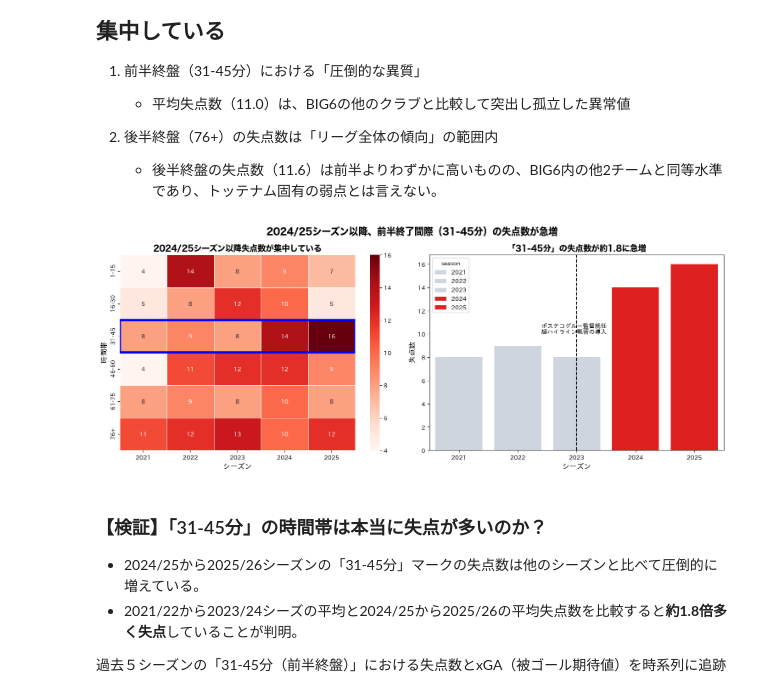
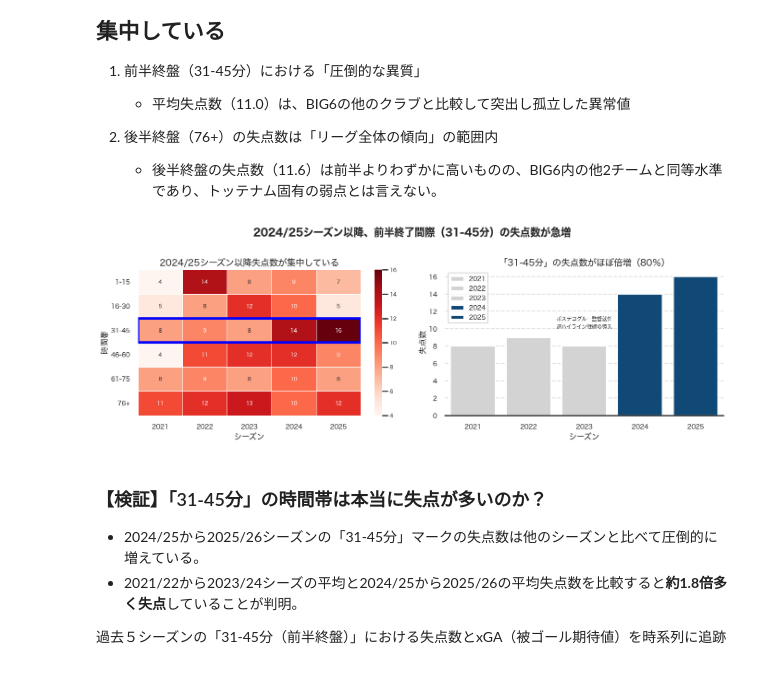
Before and after one commit to hdnr-k/tottenham-rebuild-analytics, a Jupyter notebook: notebooks/04_exploratory_analysis.ipynb, the cells around one changed output. Cells and saved outputs as stored; diff of their text form; code cells hidden in the pictures.

```diff
--- a/notebooks/04_exploratory_analysis.ipynb
+++ b/notebooks/04_exploratory_analysis.ipynb
@@ -8,5 +8,18 @@ import seaborn as sns
 # %%
 BIG_6 = ["Arsenal", "Chelsea", "Liverpool", "Manchester City", "Manchester United", "Tottenham"]
+# %%
+# どのOSでも文字化けしないように日本語フォントを優先指定
+plt.rcParams["font.family"] = "sans-serif"
+plt.rcParams["font.sans-serif"] = [
+    "Hiragino Sans", # Mac用
+    "Yu Gothic", # Windows用
+    "MS Gothic", # Windows古いバージョン用
+    "IPAexGothic", # Linux / Google Colab用
+    "DejaVu Sans" # フォールバック
+]
+
+# マイナス記号が文字化けするのを防ぐ設定
+plt.rcParams["axes.unicode_minus"] = False
 # %% [markdown]
 ## BIG6の時間帯別失点数の推移
 # %%
@@ -57,13 +74,14 @@ tottenham_late_1st = tottenham_fifteen_min_stats[tottenham_fifteen_min_stats["in
 # 3つのカラムを抽出してクロス集計表に変換
 heatmap_data = tottenham_fifteen_min_stats.pivot_table(index="interval", columns="season", values="goals_against")
 # %%
-fig, axs = plt.subplots(1, 2, figsize=(15, 6))
-fig.suptitle("2024/25シーズン以降、前半終了間際（31-45分）の失点数が急増", fontsize=16, fontname="Hiragino Sans", fontweight="bold")
+fig, axs = plt.subplots(1, 2, figsize=(14, 5))
+fig.suptitle("2024/25シーズン以降、前半終了間際（31-45分）の失点数が急増", fontsize=16, fontweight="bold")
 
 ax = sns.heatmap(
     ax = axs[0],
     data = heatmap_data,
     annot=True,
+    annot_kws={"fontsize": 8},
     fmt="g",
     cmap="Reds",
     linewidths=0.5
@@ -76,39 +94,47 @@ ax.add_patch(
         (0, y_idx),
         len(heatmap_data.columns),
         1,
         fill=False,
         edgecolor="blue",
         lw=4,
         zorder=10
     )
 )
-axs[0].set_title("2024/25シーズン以降失点数が集中している", fontsize=14, fontname="Hiragino Sans", fontweight="bold")
+axs[0].set_title("2024/25シーズン以降失点数が集中している", fontsize=14)
 axs[0].set_xlabel("シーズン", fontsize=12)
 axs[0].set_ylabel("時間帯", fontsize=12)
+axs[0].tick_params(axis="both", labelsize=10)
+ax.collections[0].colorbar.ax.tick_params(labelsize=8)
 
 colours = [
-    "red" if val >= 2024 else "#CBD5E1" for val in tottenham_late_1st["season"]
+    "#004B87" if val >= 2024 else "#D3D3D3" for val in tottenham_late_1st["season"]
 ]
 
 sns.barplot(
     ax = axs[1],
     data = tottenham_late_1st,
     x = "season",
     y = "goals_against",
     hue = "season",
     palette = colours
 )
 
-axs[1].set_title("「31-45分」の失点数が約1.8に急増", fontsize=14, fontname="Hiragino Sans", fontweight="bold")
+axs[1].set_title("「31-45分」の失点数がほぼ倍増（80％）", fontsize=14)
 axs[1].set_xlabel("シーズン", fontsize=12)
 axs[1].set_ylabel("失点数", fontsize=12)
-axs[1].axvline(x=2, color="black", linestyle="--")
-axs[1].text(x=1.4, y=10, s="ポステコグルー監督就任\n超ハイライン戦術の導入")
+#axs[1].axvline(x=2, color="black", linestyle="--")
+axs[1].text(x=1.5, y=10, s="ポステコグルー監督就任\n超ハイライン戦術の導入", fontsize=8)
+axs[1].tick_params(axis="both", labelsize=10)
+axs[1].legend(fontsize=10)
+axs[1].spines["top"].set_visible(False)
+axs[1].spines["left"].set_visible(False)
+axs[1].spines["right"].set_visible(False)
+axs[1].grid(axis="y", linestyle="--", alpha=0.7, color="lightgray")
 
 plt.tight_layout()
 plt.show()
 # %% [output]
-[figure, old version]
+[figure, new version]
 # %% [markdown]
 ### 【検証】「31-45分」の時間帯は本当に失点が多いのか？
 
```
Also changed, not shown: parts of 25 cells of this notebook.
